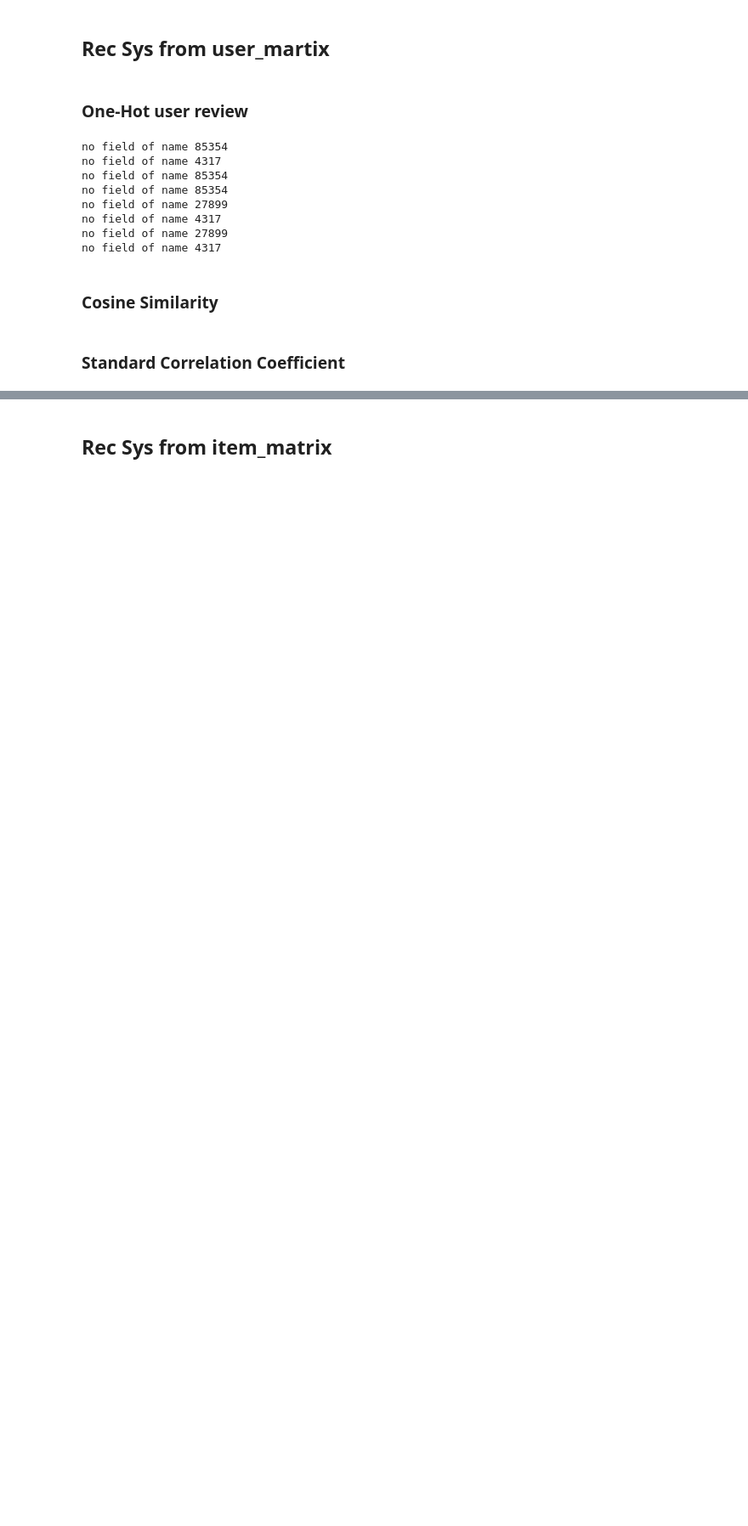
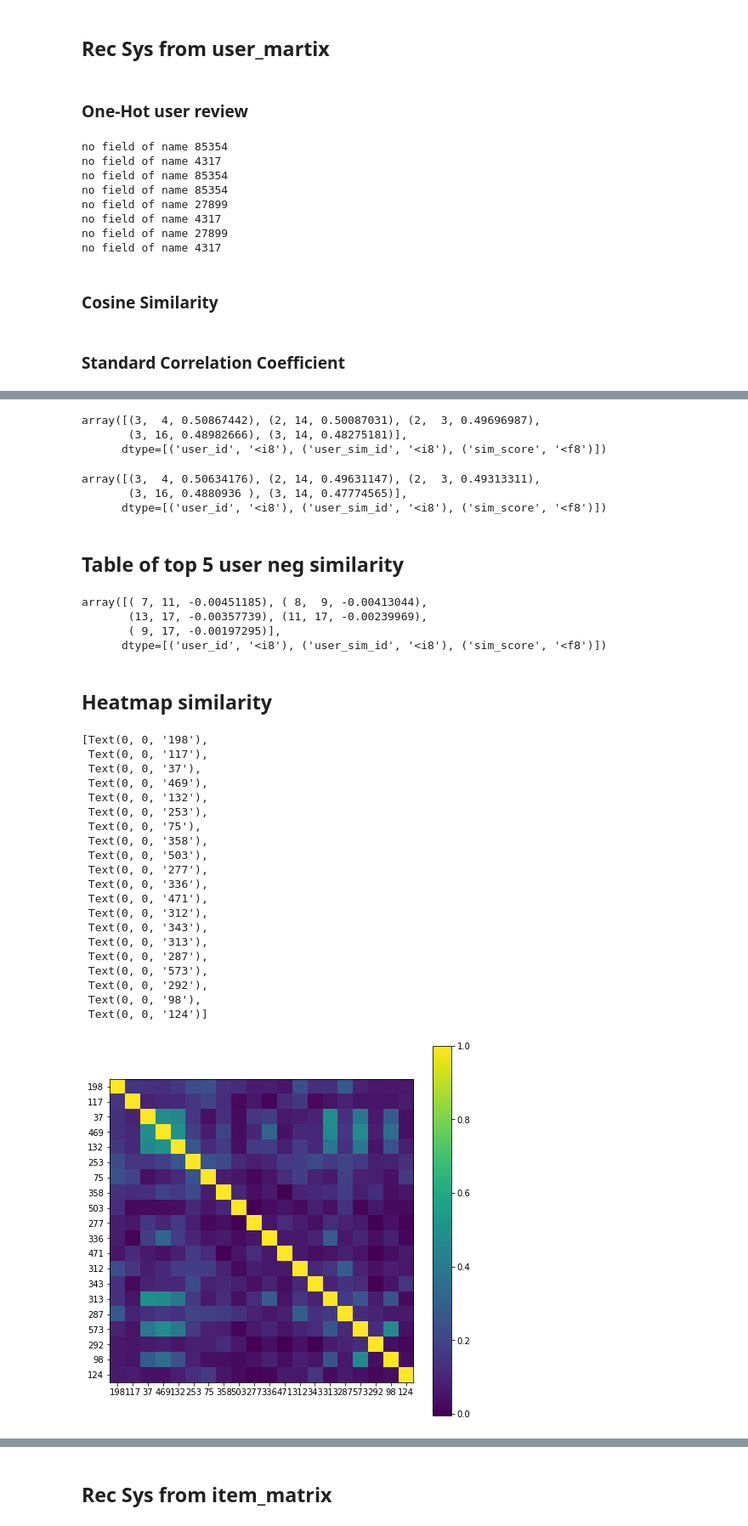
Before and after one commit to bdintu/machine-learning, a Jupyter notebook: lab4/lab4.ipynb, the cells around one changed output, grey strips where cells are left out. Shown: that part at 85% size. Drawn from its saved outputs; the diff is of its cells as text; code cells hidden in the pictures; blank space fills up the shorter version.

```diff
--- a/lab4/lab4.ipynb
+++ b/lab4/lab4.ipynb
@@ -170,12 +174,13 @@ no field of name 4317
 # %% [markdown]
 ### Cosine Similarity
 # %%
-user_id_choice = np.random.choice(user_id, 20)
+N_CHOICE = 20
+user_id_choice = np.random.choice(user_id, N_CHOICE)
 user_rating_choice = user_ratings[user_id_choice].view(np.float64).reshape(-1, movies['movieId'].shape[0])
 
 user_cse = cosine_similarity(user_rating_choice)
 
-# user_cse
+# user_cse1
 # %% [markdown]
 ### Standard Correlation Coefficient
 # %%
@@ -188,0 +192,65 @@ user_cof = np.corrcoef(user_rating_choice)
+# %%
+sim_score = sorted(list(enumerate(user_cse.reshape(-1))), key=lambda x: x[1], reverse=True)
+sim_sort_score =  list(filter( lambda x:( x[0]// N_CHOICE)+(N_CHOICE*(( x[0]-( x[0] % N_CHOICE))//N_CHOICE)) > x[0], sim_score))
+user_cse_top5 = np.array([(i%N_CHOICE, i//N_CHOICE, score) for i, score in sim_sort_score[:5]], dtype=[('user_id', '<i8'), ('user_sim_id', '<i8'), ('sim_score', '<f8')])
+
+user_cse_top5
+# %% [output]
+array([(3,  4, 0.50867442), (2, 14, 0.50087031), (2,  3, 0.49696987),
+       (3, 16, 0.48982666), (3, 14, 0.48275181)],
+      dtype=[('user_id', '<i8'), ('user_sim_id', '<i8'), ('sim_score', '<f8')])
+# %%
+sim_score = sorted(list(enumerate(user_cof.reshape(-1))), key=lambda x: x[1], reverse=True)
+sim_sort_score =  list(filter( lambda x:( x[0]// N_CHOICE)+(N_CHOICE*(( x[0]-( x[0] % N_CHOICE))//N_CHOICE)) > x[0], sim_score))
+user_cof_top5 = np.array([(i%N_CHOICE, i//N_CHOICE, score) for i, score in sim_sort_score[:5]], dtype=[('user_id', '<i8'), ('user_sim_id', '<i8'), ('sim_score', '<f8')])
+
+user_cof_top5
+# %% [output]
+array([(3,  4, 0.50634176), (2, 14, 0.49631147), (2,  3, 0.49313311),
+       (3, 16, 0.4880936 ), (3, 14, 0.47774565)],
+      dtype=[('user_id', '<i8'), ('user_sim_id', '<i8'), ('sim_score', '<f8')])
+# %% [markdown]
+## Table of top 5 user neg similarity
+# %%
+sim_score = sorted(list(enumerate(user_cof.reshape(-1))), key=lambda x: x[1])
+sim_sort_score =  list(filter( lambda x:( x[0]// N_CHOICE)+(N_CHOICE*(( x[0]-( x[0] % N_CHOICE))//N_CHOICE)) > x[0], sim_score))
+user_neg_cof_top5 = np.array([(i%N_CHOICE, i//N_CHOICE, score) for i, score in sim_sort_score[:5]], dtype=[('user_id', '<i8'), ('user_sim_id', '<i8'), ('sim_score', '<f8')])
+
+user_neg_cof_top5
+# %% [output]
+array([( 7, 11, -0.00451185), ( 8,  9, -0.00413044),
+       (13, 17, -0.00357739), (11, 17, -0.00239969),
+       ( 9, 17, -0.00197295)],
+      dtype=[('user_id', '<i8'), ('user_sim_id', '<i8'), ('sim_score', '<f8')])
+# %% [markdown]
+## Heatmap similarity
+# %%
+fig, ax = plt.subplots()
+im = ax.imshow(user_cof)
+fig.colorbar(im)
+ax.set_xticks(np.arange(user_id_choice.shape[0]))
+ax.set_yticks(np.arange(user_id_choice.shape[0]))
+ax.set_yticklabels(user_id_choice)
+ax.set_xticklabels(user_id_choice)
+# %% [output]
+[Text(0, 0, '198'),
+ Text(0, 0, '117'),
+ Text(0, 0, '37'),
+ Text(0, 0, '469'),
+ Text(0, 0, '132'),
+ Text(0, 0, '253'),
+ Text(0, 0, '75'),
+ Text(0, 0, '358'),
+ Text(0, 0, '503'),
+ Text(0, 0, '277'),
+ Text(0, 0, '336'),
+ Text(0, 0, '471'),
+ Text(0, 0, '312'),
+ Text(0, 0, '343'),
+ Text(0, 0, '313'),
+ Text(0, 0, '287'),
+ Text(0, 0, '573'),
+ Text(0, 0, '292'),
+ Text(0, 0, '98'),
+ Text(0, 0, '124')]
+[figure, added]
```
Also changed, not shown: parts of 28 cells of this notebook.
